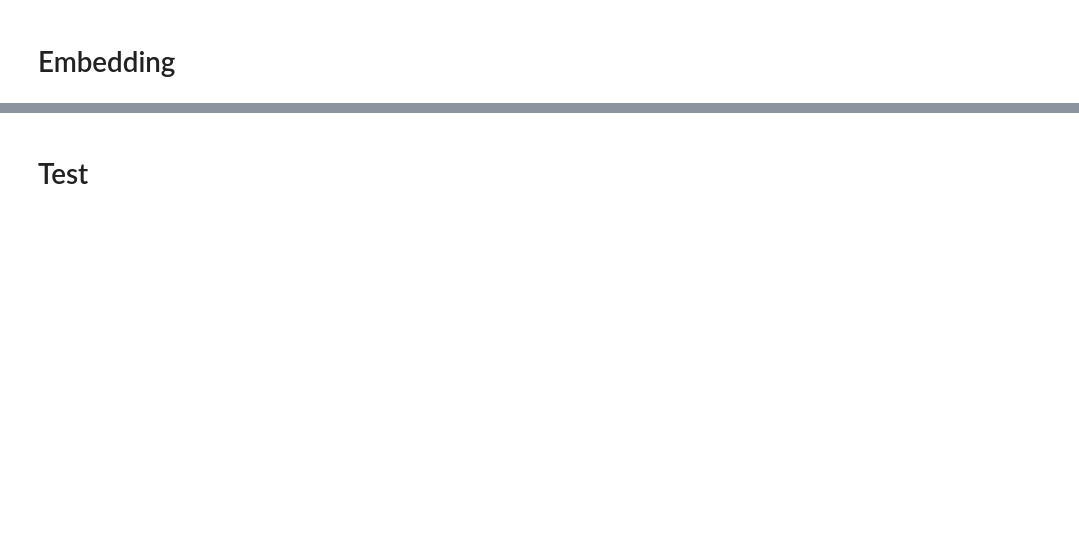
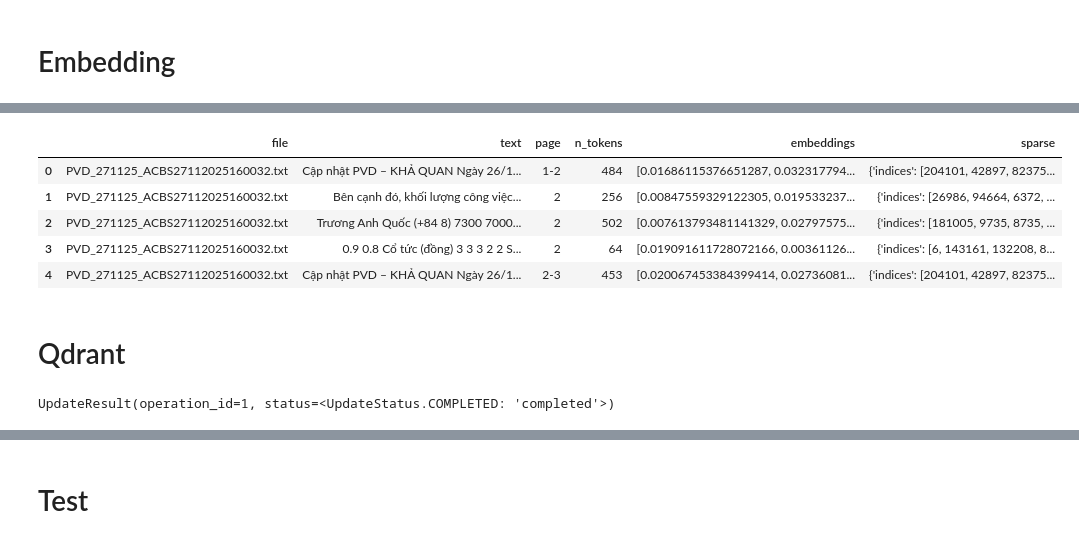
Before and after one commit to TranVoAnhTuan/RAG-TranVoAnhTuan, a Jupyter notebook: test.ipynb, the cells around one changed output, grey strips where cells are left out. Saved outputs shown, nothing was run; the diff lists cells and outputs as text; code cells hidden in the pictures; blank space fills up the shorter version.

```diff
--- a/test.ipynb
+++ b/test.ipynb
@@ -239,0 +296,4 @@ embeddings.shape
+# %%
+
+sparse_model = BGEM3FlagModel('BAAI/bge-m3',
+                       use_fp16=True)
@@ -239,0 +317,30 @@ embeddings.shape
+# %%
+def get_sparse_embedding(text: str):
+    text = text.replace("\n", " ")
+
+    output = sparse_model.encode(
+        [text],
+        return_dense=False,
+        return_sparse=True,
+        return_colbert_vecs=False
+    )
+
+    sparse_dict = output["lexical_weights"][0]
+
+    return {
+        "indices": [int(k) for k in sparse_dict.keys()],
+        "values": [float(v) for v in sparse_dict.values()]
+    }
+# %%
+df_vector["sparse"] = df_vector["text"].apply(get_sparse_embedding)
+# %%
+df_vector.head()
+# %% [output]
+|  | file | text | page | n_tokens | embeddings | sparse |
+| 0 | PVD_271125_ACBS27112025160032.txt | Cập nhật PVD – KHẢ QUAN Ngày 26/1... | 1-2 | 484 | [0.01686115376651287, 0.032317794... | {'indices': [204101, 42897, 82375... |
+| 1 | PVD_271125_ACBS27112025160032.txt | Bên cạnh đó, khối lượng công việc... | 2 | 256 | [0.00847559329122305, 0.019533237... | {'indices': [26986, 94664, 6372, ... |
+| 2 | PVD_271125_ACBS27112025160032.txt | Trương Anh Quốc (+84 8) 7300 7000... | 2 | 502 | [0.007613793481141329, 0.02797575... | {'indices': [181005, 9735, 8735, ... |
+| 3 | PVD_271125_ACBS27112025160032.txt | 0.9 0.8 Cổ tức (đồng) 3 3 3 2 2 S... | 2 | 64 | [0.019091611728072166, 0.00361126... | {'indices': [6, 143161, 132208, 8... |
+| 4 | PVD_271125_ACBS27112025160032.txt | Cập nhật PVD – KHẢ QUAN Ngày 26/1... | 2-3 | 453 | [0.020067453384399414, 0.02736081... | {'indices': [204101, 42897, 82375... |
+# %% [markdown]
+# Qdrant
@@ -239,0 +386,7 @@ embeddings.shape
+# %%
+client.upsert(
+    collection_name="hybrid_collection",
+    points=points
+)
+# %% [output]
+UpdateResult(operation_id=1, status=<UpdateStatus.COMPLETED: 'completed'>)
```
Also changed, not shown: parts of 53 cells of this notebook.
